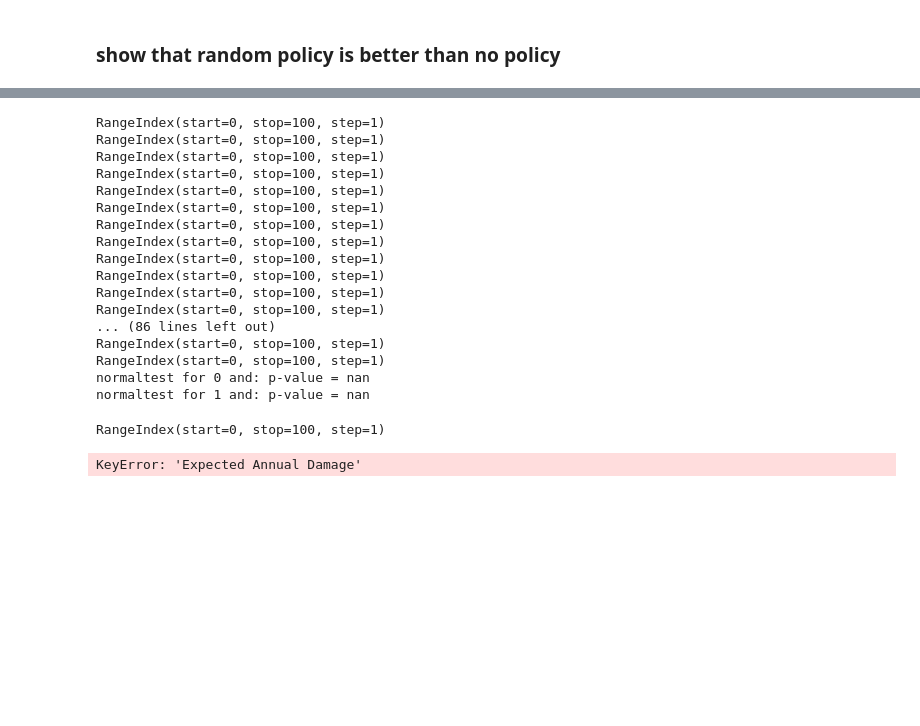
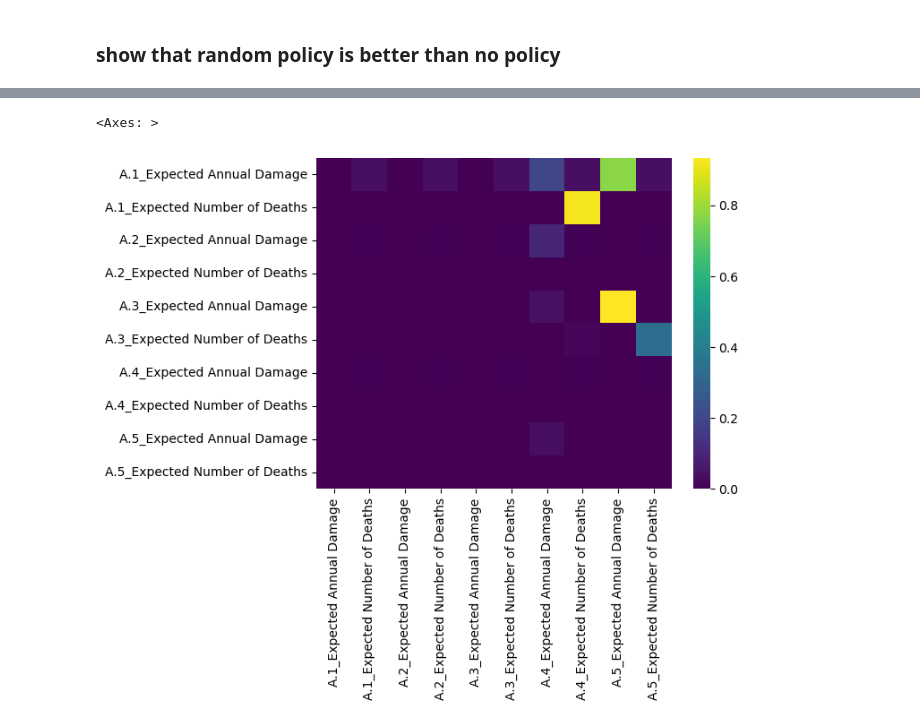
Before and after one commit to phillippmueller/model-based-decision-making, a Jupyter notebook: final assignment/Open exploration Dike Ring3.ipynb, the cells around one changed output, grey strips where cells are left out. Cells and saved outputs as stored; diff of their text form; code cells hidden in the pictures; blank space fills up the shorter version.

Commit message:
resolved: Policy; added: p-test

```diff
--- a/final assignment/Open exploration Dike Ring3.ipynb
+++ b/final assignment/Open exploration Dike Ring3.ipynb
@@ -156,8 +182,8 @@ random_policies = [Policy('alpha_random_policy', **{'3_RfR 0':random.randint(0,1
 # %%
-'''n_scenarios = 100
+n_scenarios = 100
 
 ema_logging.log_to_stderr(ema_logging.INFO)
 
 with MultiprocessingEvaluator(dike_model) as evaluator:
-    experiments, outcomes = evaluator.perform_experiments(scenarios=n_scenarios, policies=random_policies)'''
+    random_experiments, random_outcomes = evaluator.perform_experiments(scenarios=n_scenarios, policies=random_policies)
 # %% [output]
@@ -251,48 +219,16 @@ plt.show()
 # %%
-# option 2: statistical tests and heatmap of p_values
-
-#random_experiments, random_outcomes = pd.DataFrame(random_experiments), pd.DataFrame(random_outcomes)
+# statistical tests and heatmap of p_values
 
 from scipy.stats import normaltest, mannwhitneyu, ttest_ind
 
+
+# test for normal distribution. If test fails, use non-parametric test of central tendency
 for col in outcomes.columns:
-    #statistic, p_value = normaltest(outcomes[col])
-    print(outcomes.columns)
-    #print(f'normaltest for {col} and: p-value = {p_value}')
-
+    statistic, p_value = normaltest(outcomes[col])
+    if p_value >= .05:
+        print(f'normaltest failed for {col} with p={p_value}')
 
 for col in random_outcomes.columns:
     statistic, p_value = normaltest(random_outcomes[col])
-    print(f'normaltest for {col} and: p-value = {p_value}')
+    if p_value >= 0.05:
+        print(f'normaltest failed for {col} with p={p_value}')
-# %% [output]
-RangeIndex(start=0, stop=100, step=1)
-RangeIndex(start=0, stop=100, step=1)
-RangeIndex(start=0, stop=100, step=1)
-RangeIndex(start=0, stop=100, step=1)
-RangeIndex(start=0, stop=100, step=1)
-RangeIndex(start=0, stop=100, step=1)
-RangeIndex(start=0, stop=100, step=1)
-RangeIndex(start=0, stop=100, step=1)
-RangeIndex(start=0, stop=100, step=1)
-RangeIndex(start=0, stop=100, step=1)
-RangeIndex(start=0, stop=100, step=1)
-RangeIndex(start=0, stop=100, step=1)
-... (86 lines left out)
-RangeIndex(start=0, stop=100, step=1)
-RangeIndex(start=0, stop=100, step=1)
-normaltest for 0 and: p-value = nan
-normaltest for 1 and: p-value = nan
-# %%
-outcomes.columns
-# %% [output]
-RangeIndex(start=0, stop=100, step=1)
-# %%
-for col_random in random_outcomes.index:
-    for col_outcomes in outcomes.index:
-        statistic, p_value = ttest_ind(random_outcomes[col_random], outcomes[col_outcomes])
-        print(f"T-test between {col_random} and {col_outcomes}: p-value = {p_value}")
-
-
-# repeat for manwhitneyu
-# %% [output]
-KeyError: 'Expected Annual Damage'
@@ -322,0 +235,14 @@ plt.show()
+# %%
+# continue with parametric t-test
+
+p = pd.DataFrame(index=random_outcomes.columns, columns=outcomes.columns)
+for col in outcomes.columns:
+    for row in random_outcomes.columns:
+        statistic, p_value = ttest_ind(outcomes[col],random_outcomes[row])
+        p.loc[row,col] = p_value
+p = p.astype(float)
+# %%
+sns.heatmap(p, cmap='viridis')
+# %% [output]
+<Axes: >
+[figure, added]
```
Also changed, not shown: parts of 14 cells of this notebook, 2 other files.
